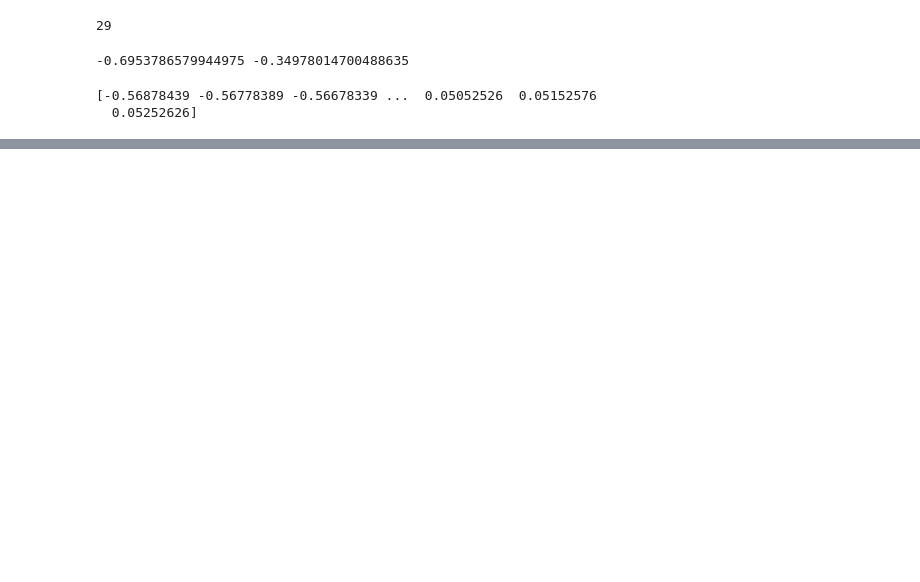
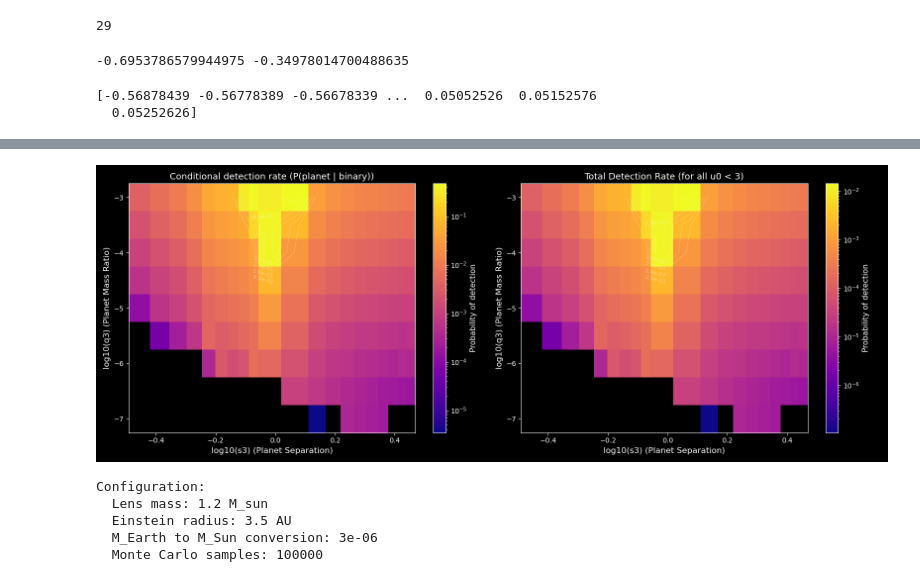
Before and after one commit to ArjunMurlidhar/circumbinary_microlensing, a Jupyter notebook: code/circumbinary_caustics.ipynb, the cells around one changed output, grey strips where cells are left out. Drawn from its saved outputs; the diff is of its cells as text; code cells hidden in the pictures; blank space fills up the shorter version.

```diff
--- a/code/circumbinary_caustics.ipynb
+++ b/code/circumbinary_caustics.ipynb
@@ -734,0 +1013,70 @@ print(x_axis)
+# %%
+# Alternative visualization: Log-scale colormap and contours
+
+from matplotlib.colors import LogNorm
+import matplotlib.colors as mcolors
+
+fig, (ax1, ax2) = plt.subplots(1, 2, figsize=(16, 6))
+
+# Plot 1: Binary detection rate with log scale
+# Replace zeros with NaN for log scale (zeros will show as white/background)
+bin_det_grid_log = bin_det_grid.copy()
+bin_det_grid_log[bin_det_grid_log == 0] = np.nan
+vmin1 = np.nanmin(bin_det_grid_log[bin_det_grid_log > 0]) if np.any(bin_det_grid_log > 0) else 1e-6
+vmax1 = np.nanmax(bin_det_grid_log)
+
+im1 = ax1.pcolormesh(logs3, logq3, bin_det_grid_log, shading='nearest',
+                      cmap='plasma', norm=LogNorm(vmin=vmin1, vmax=vmax1))
+ax1.set_xlabel('log10(s3) (Planet Separation)', fontsize=12)
+ax1.set_ylabel('log10(q3) (Planet Mass Ratio)', fontsize=12)
+ax1.set_title('Conditional detection rate (P(planet | binary))', fontsize=13)
+cbar1 = plt.colorbar(im1, ax=ax1)
+cbar1.set_label('Probability of detection', fontsize=11)
+
+# Add contour lines (only where data exists)
+X, Y = np.meshgrid(logs3, logq3)
+if np.any(~np.isnan(bin_det_grid_log)):
+    cs1 = ax1.contour(X, Y, bin_det_grid_log, colors='white', alpha=0.4, linewidths=0.5, levels=6)
+    ax1.clabel(cs1, inline=True, fontsize=8, fmt='%.1e')
+
+# Plot 2: Total detection rate with log scale
+total_det_grid_log = total_det_grid.copy()
+total_det_grid_log[total_det_grid_log == 0] = np.nan
+vmin2 = np.nanmin(total_det_grid_log[total_det_grid_log > 0]) if np.any(total_det_grid_log > 0) else 1e-7
+vmax2 = np.nanmax(total_det_grid_log)
+
+im2 = ax2.pcolormesh(logs3, logq3, total_det_grid_log, shading='nearest',
+                      cmap='plasma', norm=LogNorm(vmin=vmin2, vmax=vmax2))
+ax2.set_xlabel('log10(s3) (Planet Separation)', fontsize=12)
+ax2.set_ylabel('log10(q3) (Planet Mass Ratio)', fontsize=12)
+ax2.set_title('Total Detection Rate (for all u0 < 3)', fontsize=13)
+cbar2 = plt.colorbar(im2, ax=ax2)
+cbar2.set_label('Probability of detection', fontsize=11)
+
+# Add contour lines (only where data exists)
+if np.any(~np.isnan(total_det_grid_log)):
+    cs2 = ax2.contour(X, Y, total_det_grid_log, colors='white', alpha=0.4, linewidths=0.5, levels=6)
+    ax2.clabel(cs2, inline=True, fontsize=8, fmt='%.1e')
+
+plt.tight_layout()
+plt.show()
+# %% [output]
+[figure, added]
+# %%
+# Configuration parameters for planet detection calculation
+M_lens = 1.2          # Lens mass in Solar masses
+R_E = 3.5             # Einstein radius in AU
+M_earth_to_Msun = 3e-6  # Conversion factor: 1 M_Earth = 3e-6 M_Sun
+N_samples = 100000    # Number of Monte Carlo samples
+
+print("Configuration:")
+print(f"  Lens mass: {M_lens} M_sun")
+print(f"  Einstein radius: {R_E} AU")
+print(f"  M_Earth to M_Sun conversion: {M_earth_to_Msun}")
+print(f"  Monte Carlo samples: {N_samples}")
+# %% [output]
+Configuration:
+  Lens mass: 1.2 M_sun
+  Einstein radius: 3.5 AU
+  M_Earth to M_Sun conversion: 3e-06
+  Monte Carlo samples: 100000
```
Also changed, not shown: parts of 22 cells of this notebook, 1 other file.
